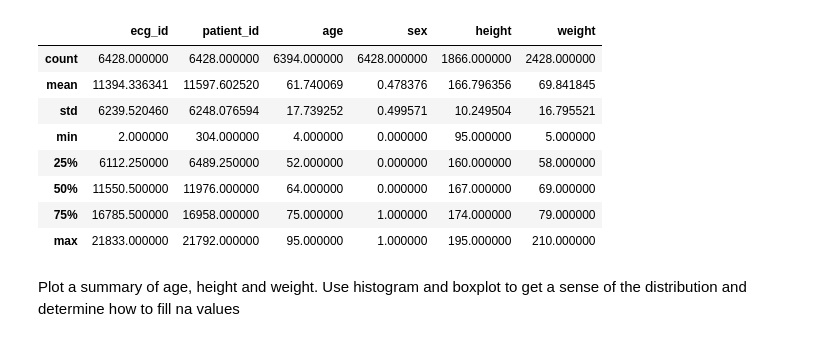
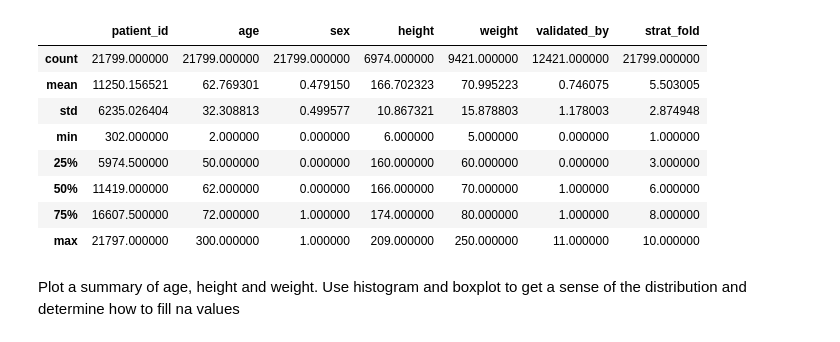
Before and after one commit to BakarrBah/Springboard, a Jupyter notebook: Capstone2/01_DataWrangling.ipynb, the cells around one changed output. Cells and saved outputs as stored; diff of their text form; code cells hidden in the pictures.

```diff
--- a/Capstone2/01_DataWrangling.ipynb
+++ b/Capstone2/01_DataWrangling.ipynb
@@ -83,0 +11,11 @@ df_patient_info.head()
+# %%
+#Create a python function to load ecg metadata.
+file_path = r'12Lead_ECG_Data/PTBXL_DataSet/'
+
+def loadmeta_df (file_name, index = 'ecg_id'):
+    df = pd.read_csv(file_path + file_name, index_col= index)
+    return df
+# %%
+#Load ECG data.  The ptxl_database.csv contains the metadata of all ECG records
+df_ECG_data = loadmeta_df(r'ptbxl_database.csv')
+df_ECG_data.head()
@@ -103,0 +58,9 @@ memory usage: 621.5+ KB
+# %%
+#drop some of the data due to severely missing data or relevancy
+columns= df_ECG_data.columns
+drop_columns_MissingData = columns[[12, 13, 18, 19, 20, 22, 23]] #severely missing data columns. Keep the electrode problem columne as it may be necessary to drop readings related to electrod problems.
+drop_columns_recomended = columns[[5, 6, 7, 9]] #recommended columns to drop
+
+drop_columns = list(drop_columns_MissingData) + list(drop_columns_recomended)
+
+df_ECG_data_clean = df_ECG_data.drop(columns= drop_columns)
@@ -104,19 +87,19 @@ memory usage: 621.5+ KB
 # %%
 #Update the electrode problem feature to Yes or NO
-df_patient_info.electrodes_problems = df_patient_info.electrodes_problems.where(df_patient_info.electrodes_problems.isna(), other= 'yes')
-df_patient_info.electrodes_problems = df_patient_info.electrodes_problems.fillna('no')
+df_ECG_data_clean.electrodes_problems = df_ECG_data_clean.electrodes_problems.where(df_ECG_data_clean.electrodes_problems.isna(), other= 'yes')
+df_ECG_data_clean.electrodes_problems = df_ECG_data_clean.electrodes_problems.fillna('no')
 # %%
-df_patient_info.describe()
+df_ECG_data_clean.describe()
 # %% [output]
-|  | ecg_id | patient_id | age | sex | height | weight |
-| count | 6428.000000 | 6428.000000 | 6394.000000 | 6428.000000 | 1866.000000 | 2428.000000 |
-| mean | 11394.336341 | 11597.602520 | 61.740069 | 0.478376 | 166.796356 | 69.841845 |
-| std | 6239.520460 | 6248.076594 | 17.739252 | 0.499571 | 10.249504 | 16.795521 |
-| min | 2.000000 | 304.000000 | 4.000000 | 0.000000 | 95.000000 | 5.000000 |
-| 25% | 6112.250000 | 6489.250000 | 52.000000 | 0.000000 | 160.000000 | 58.000000 |
-| 50% | 11550.500000 | 11976.000000 | 64.000000 | 0.000000 | 167.000000 | 69.000000 |
-| 75% | 16785.500000 | 16958.000000 | 75.000000 | 1.000000 | 174.000000 | 79.000000 |
-| max | 21833.000000 | 21792.000000 | 95.000000 | 1.000000 | 195.000000 | 210.000000 |
+|  | patient_id | age | sex | height | weight | validated_by | strat_fold |
+| count | 21799.000000 | 21799.000000 | 21799.000000 | 6974.000000 | 9421.000000 | 12421.000000 | 21799.000000 |
+| mean | 11250.156521 | 62.769301 | 0.479150 | 166.702323 | 70.995223 | 0.746075 | 5.503005 |
+| std | 6235.026404 | 32.308813 | 0.499577 | 10.867321 | 15.878803 | 1.178003 | 2.874948 |
+| min | 302.000000 | 2.000000 | 0.000000 | 6.000000 | 5.000000 | 0.000000 | 1.000000 |
+| 25% | 5974.500000 | 50.000000 | 0.000000 | 160.000000 | 60.000000 | 0.000000 | 3.000000 |
+| 50% | 11419.000000 | 62.000000 | 0.000000 | 166.000000 | 70.000000 | 1.000000 | 6.000000 |
+| 75% | 16607.500000 | 72.000000 | 1.000000 | 174.000000 | 80.000000 | 1.000000 | 8.000000 |
+| max | 21797.000000 | 300.000000 | 1.000000 | 209.000000 | 250.000000 | 11.000000 | 10.000000 |
 # %% [markdown]
 Plot a summary of age, height and weight. Use histogram and boxplot to get a sense of the distribution and determine how to fill na values
 # %%
```
Also changed, not shown: parts of 53 cells of this notebook, 3 other files.
